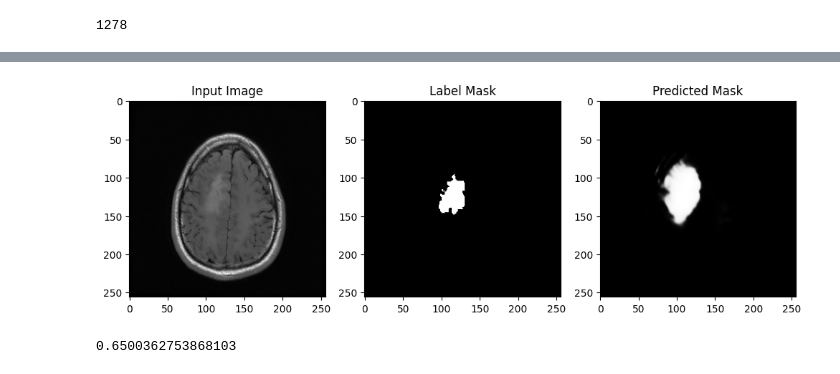
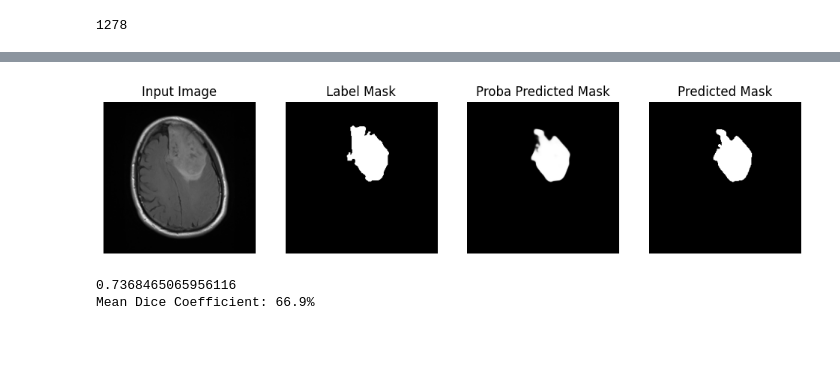
Before and after one commit to ValentinJourdan/Brain_anomaly_detection, a Jupyter notebook: Brain_anomaly_detection_V2.ipynb, the cells around one changed output, grey strips where cells are left out. Drawn from its saved outputs; the diff is of its cells as text; code cells hidden in the pictures; blank space fills up the shorter version.

```diff
--- a/Brain_anomaly_detection_V2.ipynb
+++ b/Brain_anomaly_detection_V2.ipynb
@@ -22,7 +22,7 @@ False
 TRAINPROP = 0.8
 TESTPROP = 0.2
 BATCHSIZE = 16
-LEARNING_RATE = 0.005
+LEARNING_RATE = 0.001
 MOMENTUM = 0.9
 EPOCHS = 15
 NUM_FOLDS = 5
@@ -291,7 +293,7 @@ for epoch in range(EPOCHS):
         running_loss += loss.item()
         running_dice_coeff.append(dice_coefficient(labels, outputs).item())
 
-        if not name_saved:
+        if not name_saved and np.max(labels[0,:,:].detach().cpu().numpy()) == 1:
             ref_name = name[0]
             image = cv2.imread('brain_scan/' + ref_name.replace("_mask.tif",".tif"),cv2.IMREAD_GRAYSCALE)
             target_mask = cv2.imread('brain_scan/' + ref_name,cv2.IMREAD_GRAYSCALE)
@@ -328,13 +330,17 @@ for epoch in range(EPOCHS):
 
     plt.figure(figsize=(10, 5))
 
-    plt.subplot(1, 2, 1)
-    #plt.imshow(result_epoch_proba[0,:,:].detach().cpu().numpy(), cmap='gray')
+    plt.subplot(1, 3, 1)
     plt.imshow(image, cmap='gray')
+    plt.title('Input Image')
+    plt.axis('off')
+
+    plt.subplot(1, 3, 2)
+    plt.imshow(result_epoch_proba[0,:,:].detach().cpu().numpy(), cmap='gray')
     plt.title('Proba Visualisation')
     plt.axis('off')
 
-    plt.subplot(1, 2, 2)
+    plt.subplot(1, 3, 3)
     plt.imshow(result_epoch[0,:,:].detach().cpu().numpy(), cmap='gray')
     plt.title('Output Mask')
     plt.axis('off')
@@ -367,41 +374,51 @@ example_showed = False
 k = 0
 for inputs, labels , name in test_dl:
     outputs = my_nn(inputs)
-    running_dice_coeff.append(dice_coefficient(labels, outputs).item())
+    val_dice_coeff.append(dice_coefficient(labels, outputs).item())
 
 
 
     if not example_showed and np.max(labels[0, 0, :, :].cpu().numpy()) == 1:
         input_image = inputs[0, 0, :, :].cpu().numpy()
         label_mask = labels[0, 0, :, :].cpu().numpy()
-        predicted_mask = torch.sigmoid(outputs[0, 0, :, :]).detach().cpu().numpy()
+        predicted_mask_proba = outputs[0, 0, :, :].float().detach().cpu().numpy()
+        predicted_mask = (outputs[0, 0, :, :]> 0.5).float().detach().cpu().numpy()
 
         plt.figure(figsize=(12, 4))
 
-        plt.subplot(1, 3, 1)
+        plt.subplot(1, 4, 1)
         plt.imshow(input_image, cmap='gray')
         plt.title('Input Image')
+        plt.axis('off')
 
-        plt.subplot(1, 3, 2)
+        plt.subplot(1, 4, 2)
         plt.imshow(label_mask, cmap='gray')
         plt.title('Label Mask')
+        plt.axis('off')
 
-        plt.subplot(1, 3, 3)
+        plt.subplot(1, 4, 3)
+        plt.imshow(predicted_mask_proba, cmap='gray')
+        plt.title('Proba Predicted Mask')
+        plt.axis('off')
+
+        plt.subplot(1, 4, 4)
         plt.imshow(predicted_mask, cmap='gray')
         plt.title('Predicted Mask')
+        plt.axis('off')
 
         plt.show()
 
         print(dice_coefficient(outputs, labels).item())
 
         example_showed = True
 
 
 
 dataloader.close()
 print(f'Mean Dice Coefficient: {100 * sum(val_dice_coeff) / len(val_dice_coeff):.1f}%')
 # %% [output]
-[figure, old version]
+[figure, new version]
-0.6500362753868103
+0.7368465065956116
+Mean Dice Coefficient: 66.9%
 # %%
 torch.save(my_nn.state_dict(), 'unet_model.pth')
```
Also changed, not shown: parts of 3 cells of this notebook, 1 other file.
